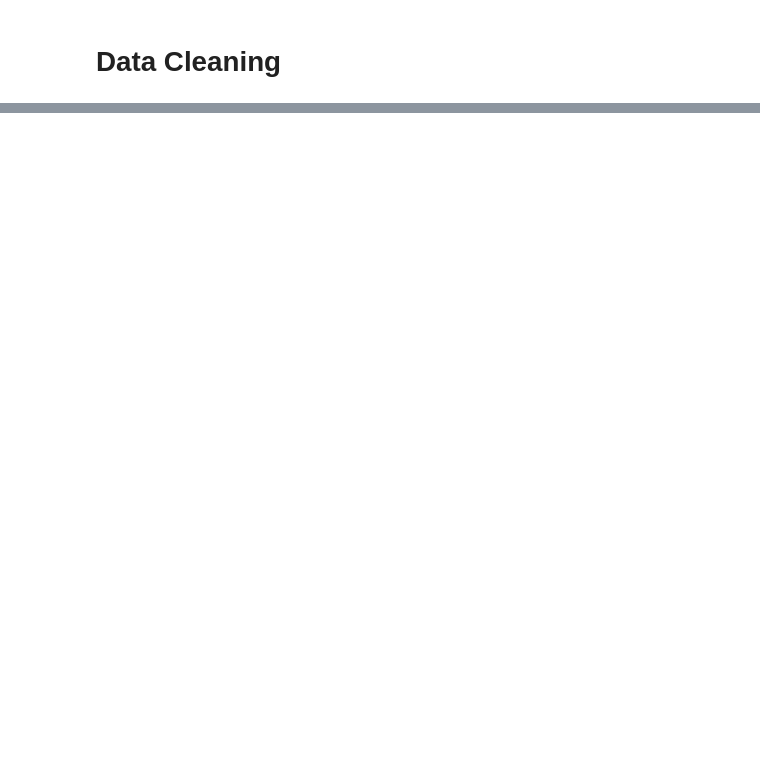
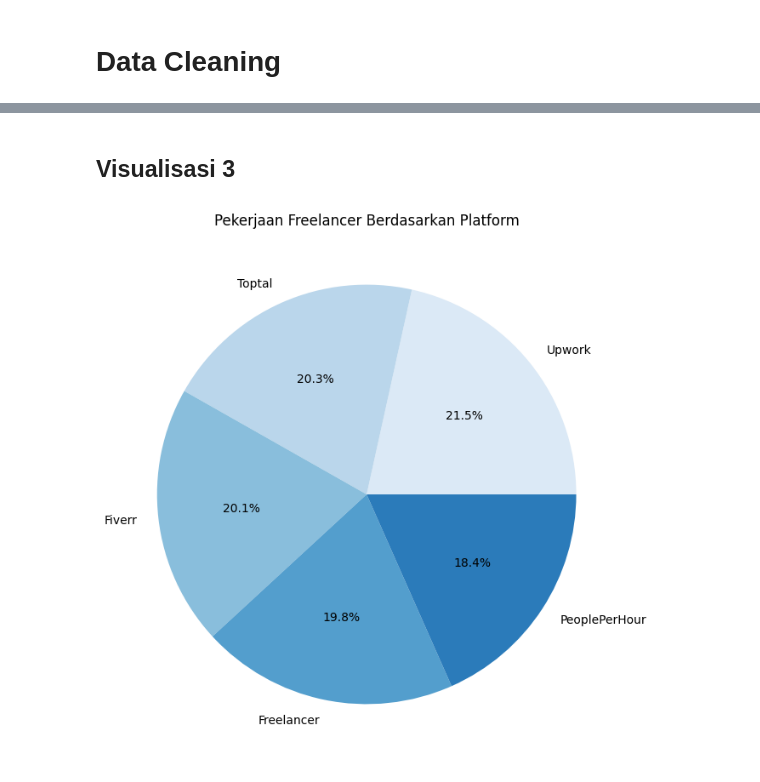
Before and after one commit to dharsalis/PenulisanIlmiah, a Jupyter notebook: PI_Dani.ipynb, the cells around one changed output, grey strips where cells are left out. Cells and saved outputs as stored; diff of their text form; code cells hidden in the pictures; blank space fills up the shorter version.

```diff
--- a/PI_Dani.ipynb
+++ b/PI_Dani.ipynb
@@ -24,0 +229,10 @@ df.info()
+# %% [markdown]
+## Visualisasi 3
+# %%
+# Sebaran persentase kategori pekerjaan berdasarkan platform
+df['Platform'].value_counts().plot.pie(autopct='%1.1f%%', figsize=(8, 8), colors=sns.color_palette("Blues"))
+plt.title("Pekerjaan Freelancer Berdasarkan Platform")
+plt.ylabel('')
+plt.show()
+# %% [output]
+[figure, added]
```
Also changed, not shown: parts of 28 cells of this notebook.
